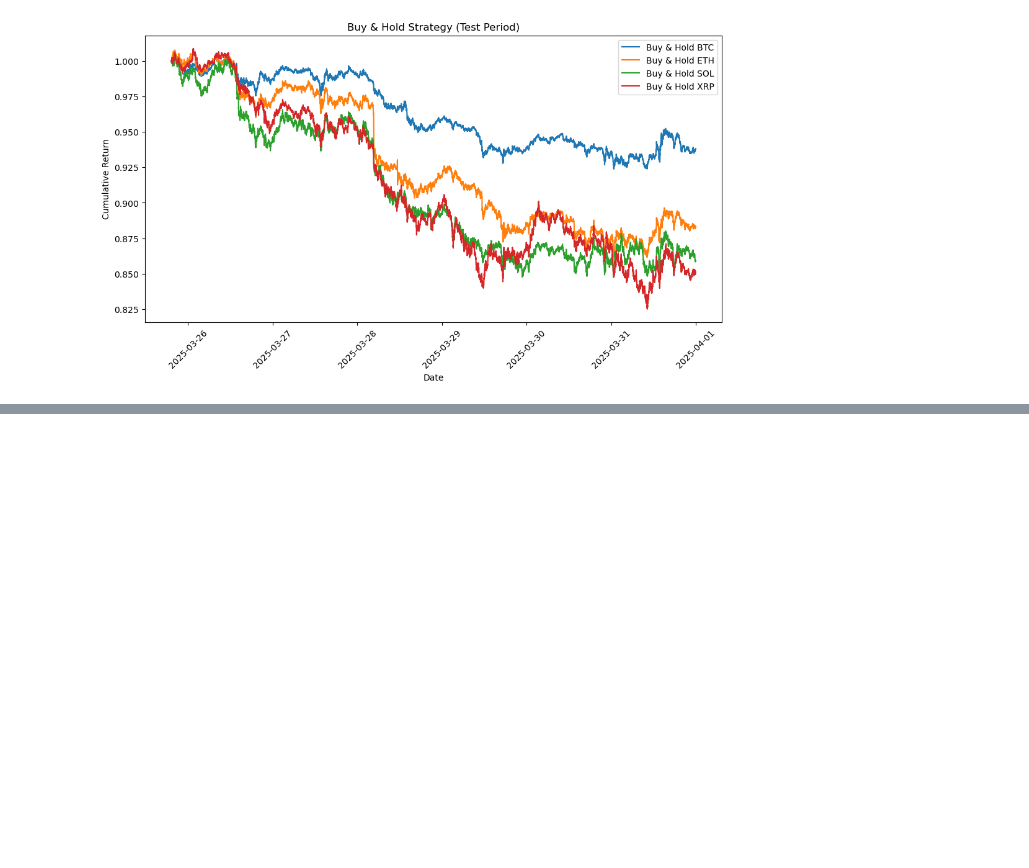
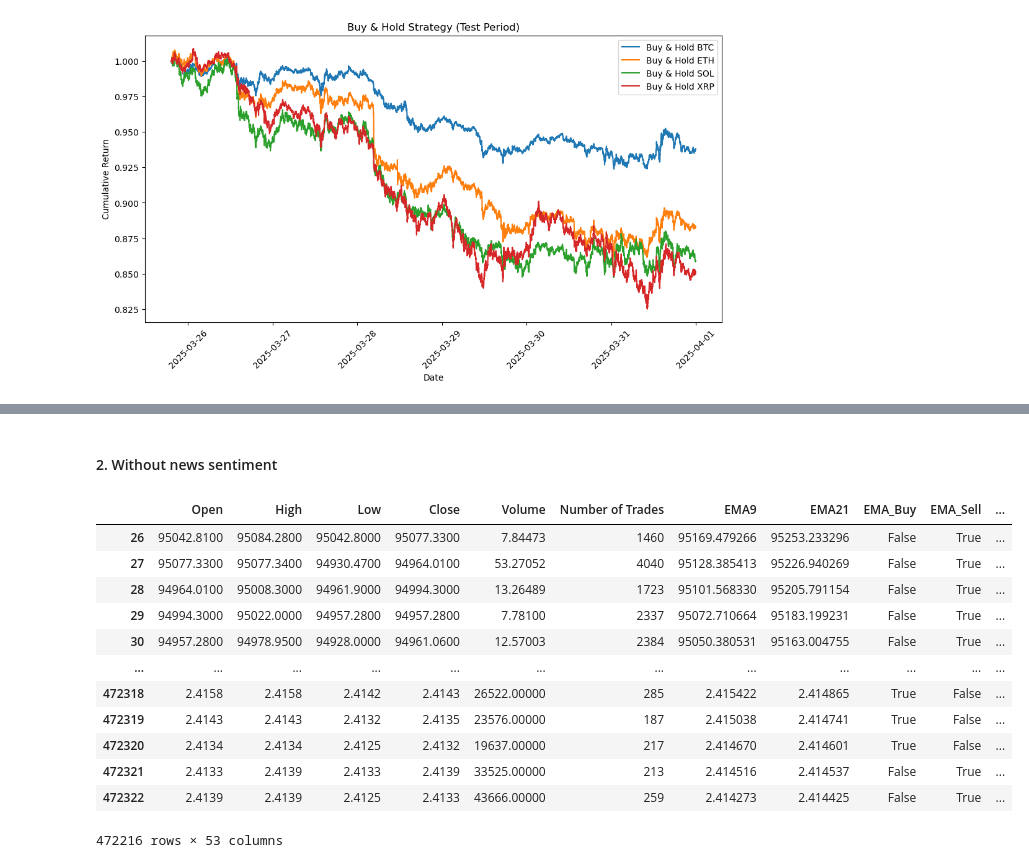
Before and after one commit to onepersonhere/4211-project, a Jupyter notebook: crypto/improved_model.ipynb, the cells around one changed output, grey strips where cells are left out. Cells and saved outputs as stored; diff of their text form; code cells hidden in the pictures; blank space fills up the shorter version.

```diff
--- a/crypto/improved_model.ipynb
+++ b/crypto/improved_model.ipynb
@@ -1163,0 +737,23 @@ plot_buy_and_hold_test_period(validation)
+# %% [markdown]
+#### 2. Without news sentiment
+# %%
+file_path1 = "./data_with_indicators/crypto_prices_1m_with_indicators.csv"
+file_path2 = "./data_with_indicators/crypto_prices_1m_validation_with_indicators.csv"
+df2, feature_cols2 = load_and_preprocess_data(file_path1, False)
+validation2, feature_cols2 = load_and_preprocess_data(file_path2, False)
+# %%
+df2
+# %% [output]
+|  | Open | High | Low | Close | Volume | Number of Trades | EMA9 | EMA21 | EMA_Buy | EMA_Sell | ... |
+| 26 | 95042.8100 | 95084.2800 | 95042.8000 | 95077.3300 | 7.84473 | 1460 | 95169.479266 | 95253.233296 | False | True | ... |
+| 27 | 95077.3300 | 95077.3400 | 94930.4700 | 94964.0100 | 53.27052 | 4040 | 95128.385413 | 95226.940269 | False | True | ... |
+| 28 | 94964.0100 | 95008.3000 | 94961.9000 | 94994.3000 | 13.26489 | 1723 | 95101.568330 | 95205.791154 | False | True | ... |
+| 29 | 94994.3000 | 95022.0000 | 94957.2800 | 94957.2800 | 7.78100 | 2337 | 95072.710664 | 95183.199231 | False | True | ... |
+| 30 | 94957.2800 | 94978.9500 | 94928.0000 | 94961.0600 | 12.57003 | 2384 | 95050.380531 | 95163.004755 | False | True | ... |
+| ... | ... | ... | ... | ... | ... | ... | ... | ... | ... | ... | ... |
+| 472318 | 2.4158 | 2.4158 | 2.4142 | 2.4143 | 26522.00000 | 285 | 2.415422 | 2.414865 | True | False | ... |
+| 472319 | 2.4143 | 2.4143 | 2.4132 | 2.4135 | 23576.00000 | 187 | 2.415038 | 2.414741 | True | False | ... |
+| 472320 | 2.4134 | 2.4134 | 2.4125 | 2.4132 | 19637.00000 | 217 | 2.414670 | 2.414601 | True | False | ... |
+| 472321 | 2.4133 | 2.4139 | 2.4133 | 2.4139 | 33525.00000 | 213 | 2.414516 | 2.414537 | False | True | ... |
+| 472322 | 2.4139 | 2.4139 | 2.4125 | 2.4133 | 43666.00000 | 259 | 2.414273 | 2.414425 | False | True | ... |
+472216 rows × 53 columns
```
Also changed, not shown: parts of 77 cells of this notebook, 1 other file.
